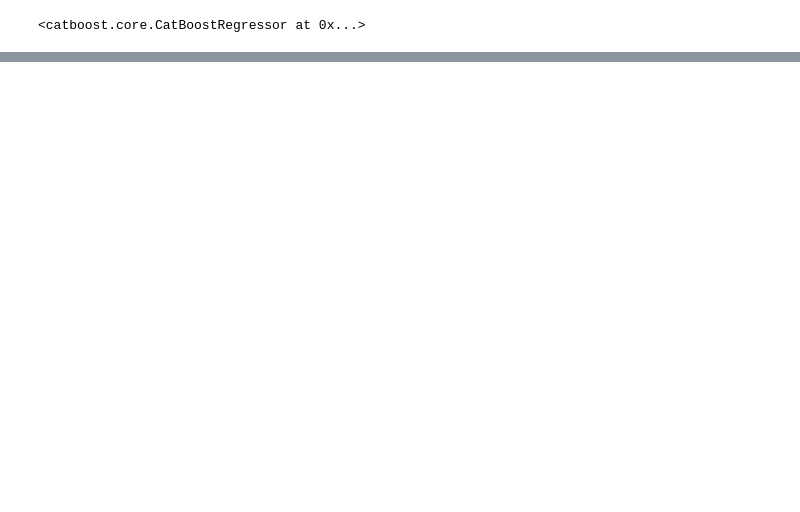
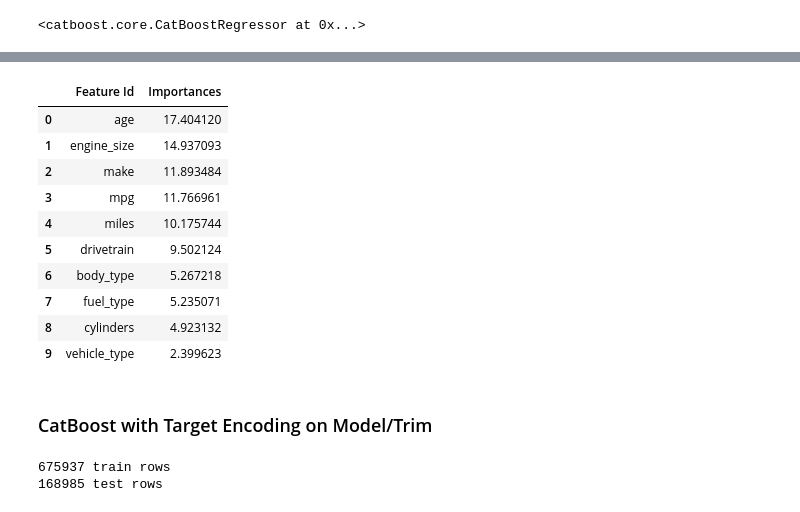
Before and after one commit to sheacon/used_car_pricing, a Jupyter notebook: 9_local.ipynb, the cells around one changed output, grey strips where cells are left out. Cells and saved outputs as stored; diff of their text form; code cells hidden in the pictures; blank space fills up the shorter version.

```diff
--- a/9_local.ipynb
+++ b/9_local.ipynb
@@ -627,7 +701,8 @@ hvf_cols = list(hvf_options.columns)
 # selected columns
 target_col = "mvr_price"
 cat_cols = ["make", "vehicle_type", "body_type", "drivetrain", "fuel_type", "engine_block", "transmission", "base_exterior_color", "state", "dealer_type"]
-num_cols = ["miles", "age", "engine_size", "cylinders", "doors", "photo_count", "mpg", "is_certified", "annual_mileage"]
+num_cols = ["miles", "age", "engine_size", "cylinders", "doors", "photo_count", "mpg", "is_certified", "annual_mileage"
+            , "car_price_index", "population_density", "median_income"]
 hvf_cols = list(hvf_options.columns)
 
 # all colls
@@ -637,3 +723,5 @@ all_cols = cat_cols + num_cols + hvf_cols + [target_col]
+# %%
+cat_cols = ["state"]
 # %%
 # test/train split
 from sklearn.model_selection import train_test_split
@@ -686,7 +775,7 @@ Mean of Overpayment:  -34229426.11
 # test/train split
 from sklearn.model_selection import train_test_split
 X_train, X_test, y_train, y_test = train_test_split(
-    df[all_cols].drop(target_col, axis=1),
+    df[num_cols + cat_cols],
     df[target_col],
     test_size=0.2,
     random_state=42,
@@ -706,7 +795,7 @@ cb_model = CatBoostRegressor(
     verbose=False
 )
 
-cb_model.fit(X_train, y_train, eval_set=(X_test, y_test))
+cb_model.fit(X_train, y_train)
 # %% [output]
 <catboost.core.CatBoostRegressor at 0x...>
 # %%
@@ -737,0 +817,18 @@ plt.show()
+# %%
+# print top ten features by importance with importance measure
+importance = cb_model.get_feature_importance(prettified=True)
+importance.head(10)
+# %% [output]
+|  | Feature Id | Importances |
+| 0 | age | 17.404120 |
+| 1 | engine_size | 14.937093 |
+| 2 | make | 11.893484 |
+| 3 | mpg | 11.766961 |
+| 4 | miles | 10.175744 |
+| 5 | drivetrain | 9.502124 |
+| 6 | body_type | 5.267218 |
+| 7 | fuel_type | 5.235071 |
+| 8 | cylinders | 4.923132 |
+| 9 | vehicle_type | 2.399623 |
+# %% [markdown]
+### CatBoost with Target Encoding on Model/Trim
@@ -737,0 +838,14 @@ plt.show()
+# %%
+# test/train split
+from sklearn.model_selection import train_test_split
+X_train, X_test, y_train, y_test = train_test_split(
+    df_cbte[num_cols + cat_cols + ["model_trim"]],
+    df[target_col],
+    test_size=0.2,
+    random_state=42,
+)
+print(f"{X_train.shape[0]} train rows")
+print(f"{X_test.shape[0]} test rows")
+# %% [output]
+675937 train rows
+168985 test rows
```
Also changed, not shown: parts of 52 cells of this notebook.
